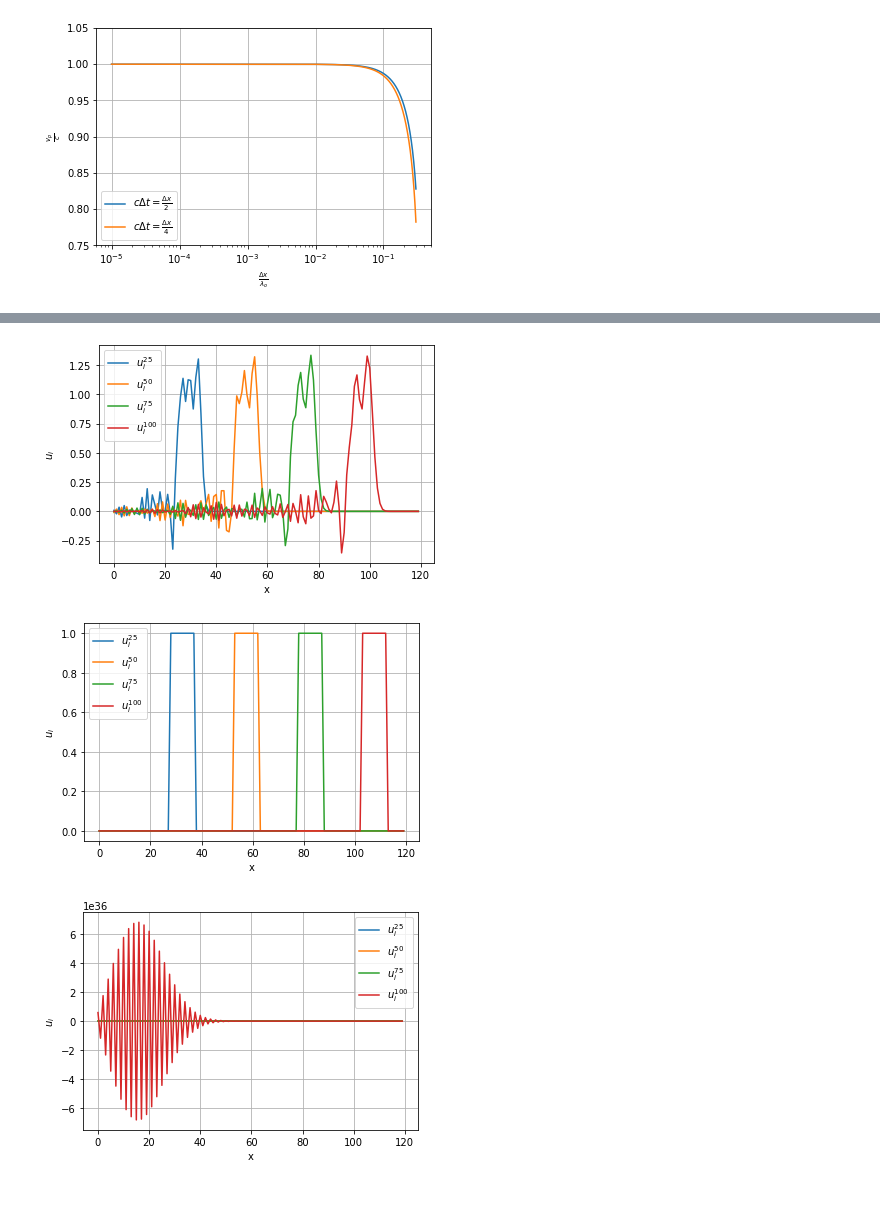
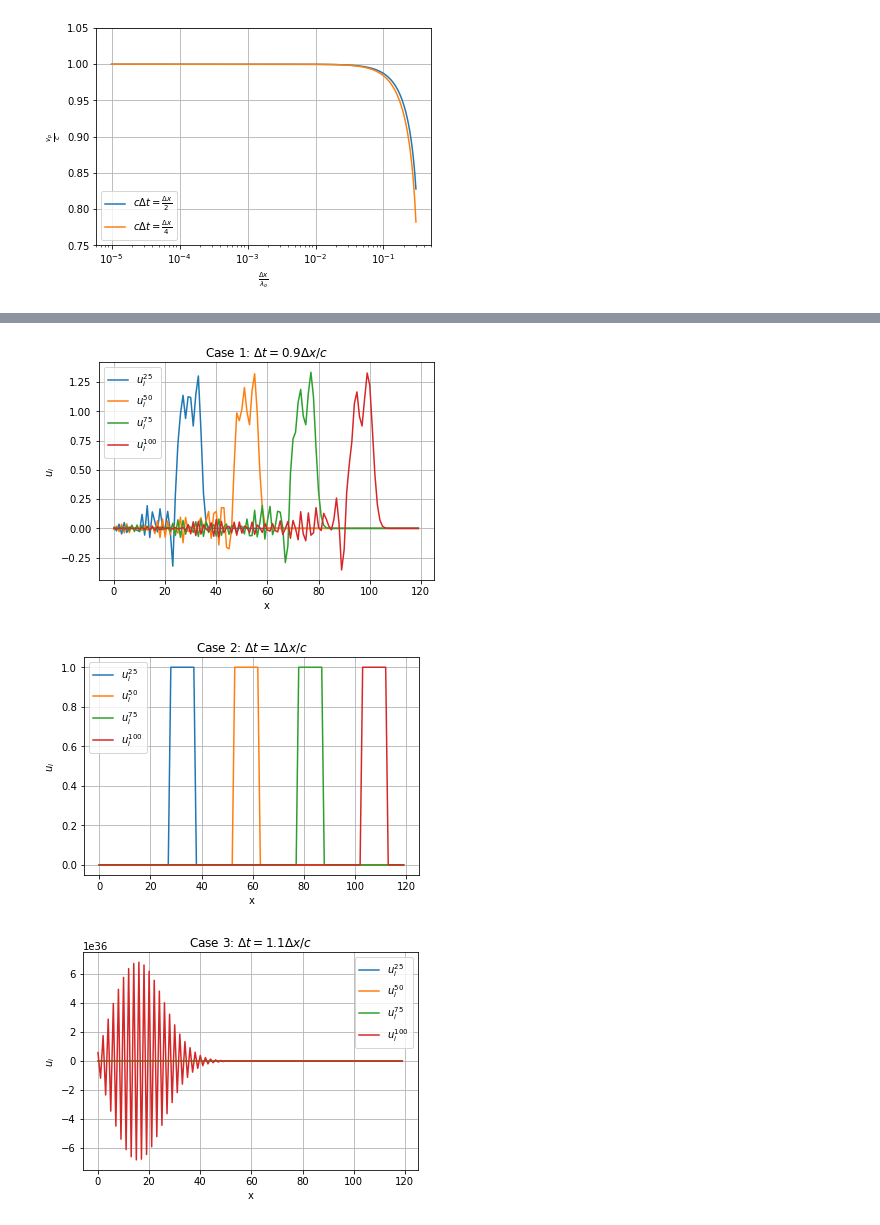
Before and after one commit to aretselis/msc-computational-physics, a Jupyter notebook: Courses/Computational Electromagnetism and Applications (ΥΦΥ203)/Problem Sets/retselis_set1.ipynb, the cells around one changed output, grey strips where cells are left out. Cells and saved outputs as stored; diff of their text form; code cells hidden in the pictures; blank space fills up the shorter version.

```diff
--- a/Courses/Computational Electromagnetism and Applications (ΥΦΥ203)/Problem Sets/retselis_set1.ipynb
+++ b/Courses/Computational Electromagnetism and Applications (ΥΦΥ203)/Problem Sets/retselis_set1.ipynb
@@ -68,7 +76,7 @@ def initial_conditions(array):
     return(array)
 
 def solve_1D_FDTD_stencil(u, dx, dt):
-    # Solves the 1D FTDRD Stencil
+    # Solves the 1D FDTD Stencil
     # Input is the grid in form of a 2D array w/ initial+boundary conditions
     # Output is the grid
     for n in range(1, size-1):
@@ -85,11 +93,8 @@ def plot_frame(array, i):
     plt.xlabel('x')
 
 
-
 size = 120
 c = 1
-u_case2 = np.zeros((size, size))
-u_case3 = np.zeros((size, size))
 
 # Case 1
 dx = 0.1
@@ -99,7 +104,6 @@ u = initial_conditions(u)
 u = solve_1D_FDTD_stencil(u, dx, dt)
 
 # Extract and plot frames for case 1
-
 plt.figure()
 plot_frame(u, 25)
 plot_frame(u, 50)
@@ -107,6 +111,7 @@ plot_frame(u, 75)
 plot_frame(u, 100)
 plt.legend()
 plt.grid()
+plt.title(r'Case 1: $\Delta t=0.9\Delta x/c$')
 plt.show()
 
 # Case 2
@@ -116,35 +121,35 @@ u = np.zeros((size, size))
 u = initial_conditions(u)
 u = solve_1D_FDTD_stencil(u, dx, dt)
 
 # Extract and plot frames for case 2
-
 plt.figure()
 plot_frame(u, 25)
 plot_frame(u, 50)
 plot_frame(u, 75)
 plot_frame(u, 100)
 plt.legend()
 plt.grid()
+plt.title(r'Case 2: $\Delta t=1\Delta x/c$')
 plt.show()
 
 # Case 3
 dx = 0.1
 dt = 1.1*dx/c
 u = np.zeros((size, size))
 u = initial_conditions(u)
 u = solve_1D_FDTD_stencil(u, dx, dt)
 
 # Extract and plot frames for case 3
-
 plt.figure()
 plot_frame(u, 25)
 plot_frame(u, 50)
 plot_frame(u, 75)
 plot_frame(u, 100)
 plt.legend()
 plt.grid()
+plt.title(r'Case 3: $\Delta t=1.1\Delta x/c$')
 plt.show()
 # %% [output]
-[figure, old version]
+[figure, new version]
-[figure, old version]
+[figure, new version]
-[figure, old version]
+[figure, new version]
```
Also changed, not shown: parts of 4 cells of this notebook.
